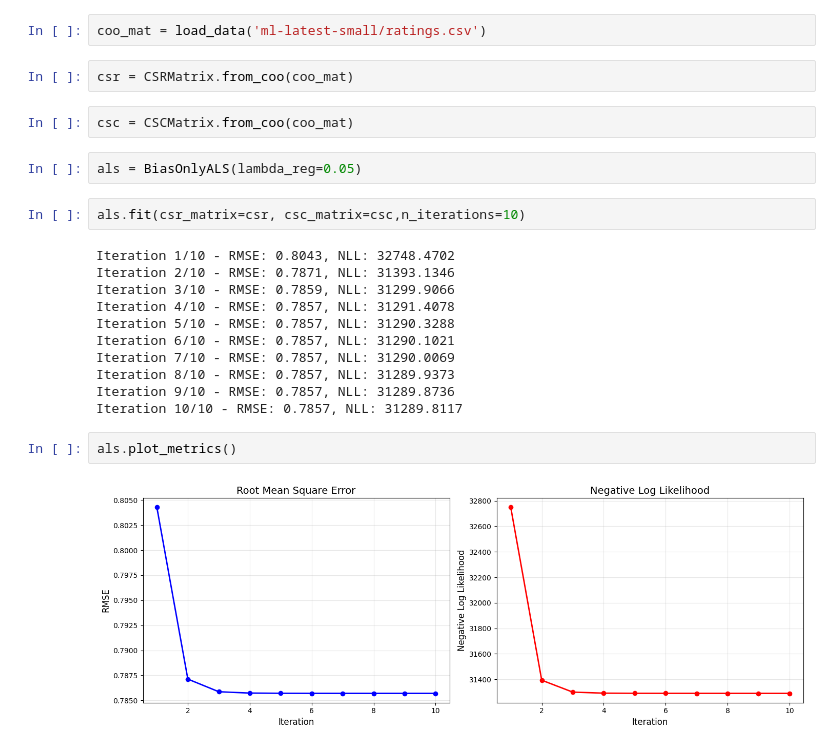
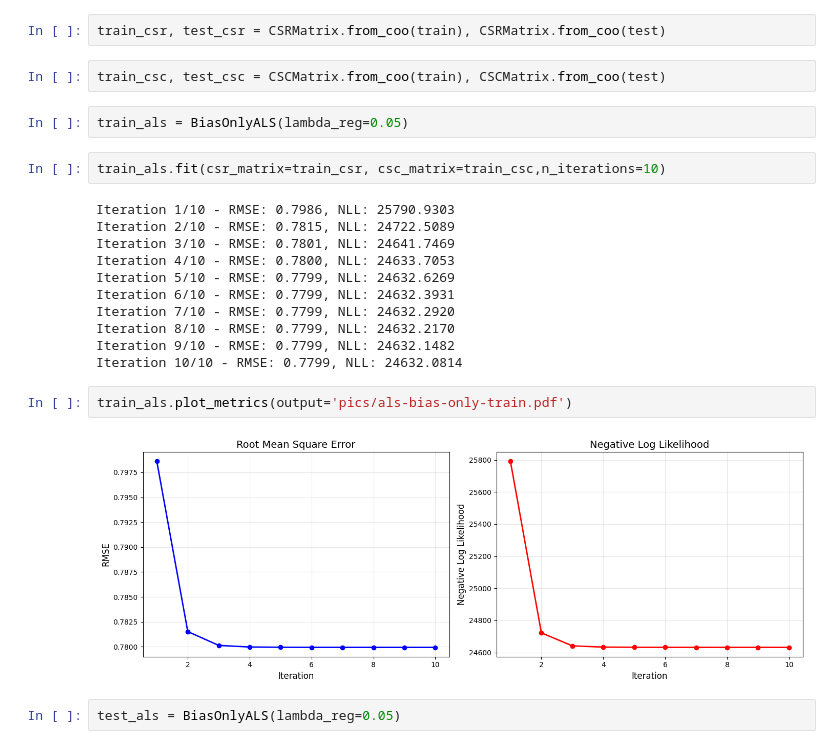
Before and after one commit to Abdulrasheed1729/rekomenda, a Jupyter notebook: notebooks/practical-2.ipynb, the cells around one changed output. Saved outputs shown, nothing was run; the diff lists cells and outputs as text.

```diff
--- a/notebooks/practical-2.ipynb
+++ b/notebooks/practical-2.ipynb
@@ -33,25 +16,25 @@ def load_data(filepath):
 # %%
-coo_mat = load_data('ml-latest-small/ratings.csv')
+train_csr, test_csr = CSRMatrix.from_coo(train), CSRMatrix.from_coo(test)
 # %%
-csr = CSRMatrix.from_coo(coo_mat)
+train_csc, test_csc = CSCMatrix.from_coo(train), CSCMatrix.from_coo(test)
-# %%
-csc = CSCMatrix.from_coo(coo_mat)
 # %%
-als = BiasOnlyALS(lambda_reg=0.05)
+train_als = BiasOnlyALS(lambda_reg=0.05)
 # %%
-als.fit(csr_matrix=csr, csc_matrix=csc,n_iterations=10)
+train_als.fit(csr_matrix=train_csr, csc_matrix=train_csc,n_iterations=10)
 # %% [output]
-Iteration 1/10 - RMSE: 0.8043, NLL: 32748.4702
-Iteration 2/10 - RMSE: 0.7871, NLL: 31393.1346
-Iteration 3/10 - RMSE: 0.7859, NLL: 31299.9066
-Iteration 4/10 - RMSE: 0.7857, NLL: 31291.4078
-Iteration 5/10 - RMSE: 0.7857, NLL: 31290.3288
-Iteration 6/10 - RMSE: 0.7857, NLL: 31290.1021
-Iteration 7/10 - RMSE: 0.7857, NLL: 31290.0069
-Iteration 8/10 - RMSE: 0.7857, NLL: 31289.9373
-Iteration 9/10 - RMSE: 0.7857, NLL: 31289.8736
-Iteration 10/10 - RMSE: 0.7857, NLL: 31289.8117
+Iteration 1/10 - RMSE: 0.7986, NLL: 25790.9303
+Iteration 2/10 - RMSE: 0.7815, NLL: 24722.5089
+Iteration 3/10 - RMSE: 0.7801, NLL: 24641.7469
+Iteration 4/10 - RMSE: 0.7800, NLL: 24633.7053
+Iteration 5/10 - RMSE: 0.7799, NLL: 24632.6269
+Iteration 6/10 - RMSE: 0.7799, NLL: 24632.3931
+Iteration 7/10 - RMSE: 0.7799, NLL: 24632.2920
+Iteration 8/10 - RMSE: 0.7799, NLL: 24632.2170
+Iteration 9/10 - RMSE: 0.7799, NLL: 24632.1482
+Iteration 10/10 - RMSE: 0.7799, NLL: 24632.0814
 # %%
-als.plot_metrics()
+train_als.plot_metrics(output='pics/als-bias-only-train.pdf')
 # %% [output]
-[figure, old version]
+[figure, new version]
+# %%
+test_als = BiasOnlyALS(lambda_reg=0.05)
```
Also changed, not shown: parts of 5 cells of this notebook, 2 other files.
